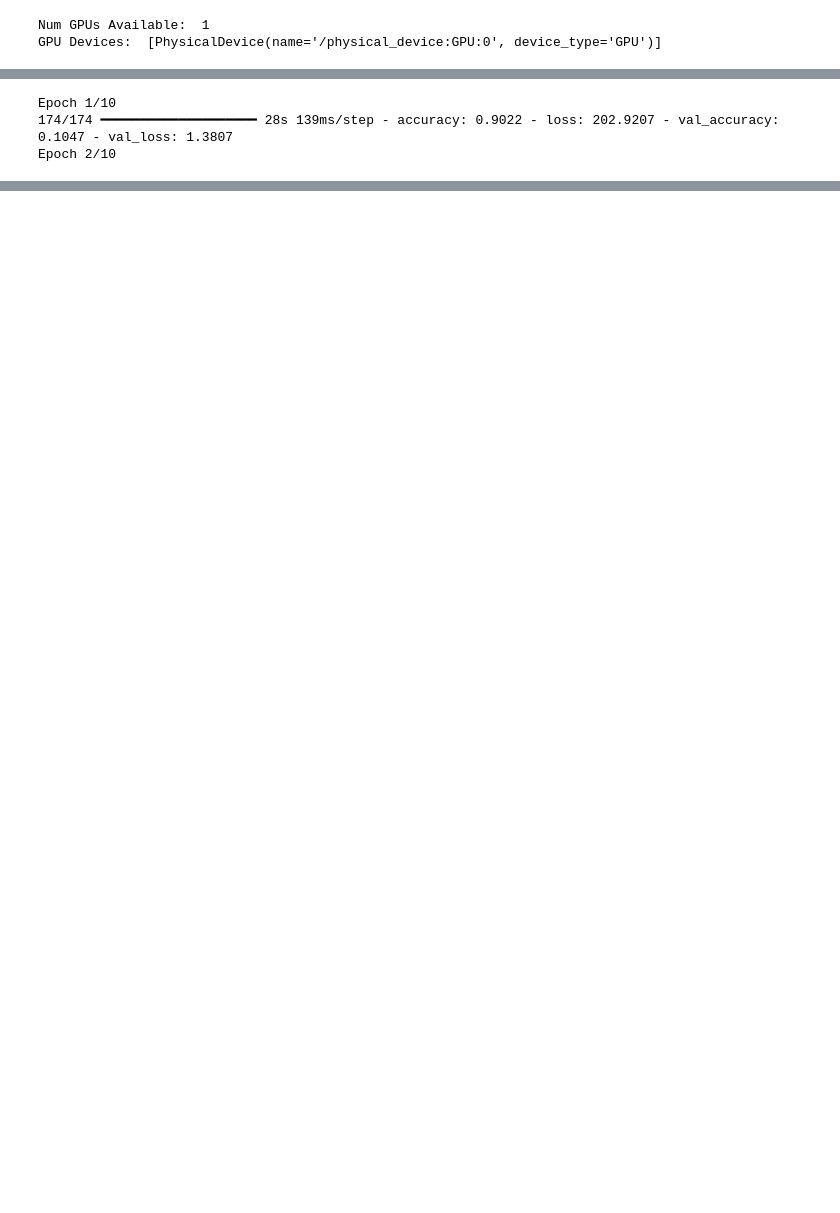
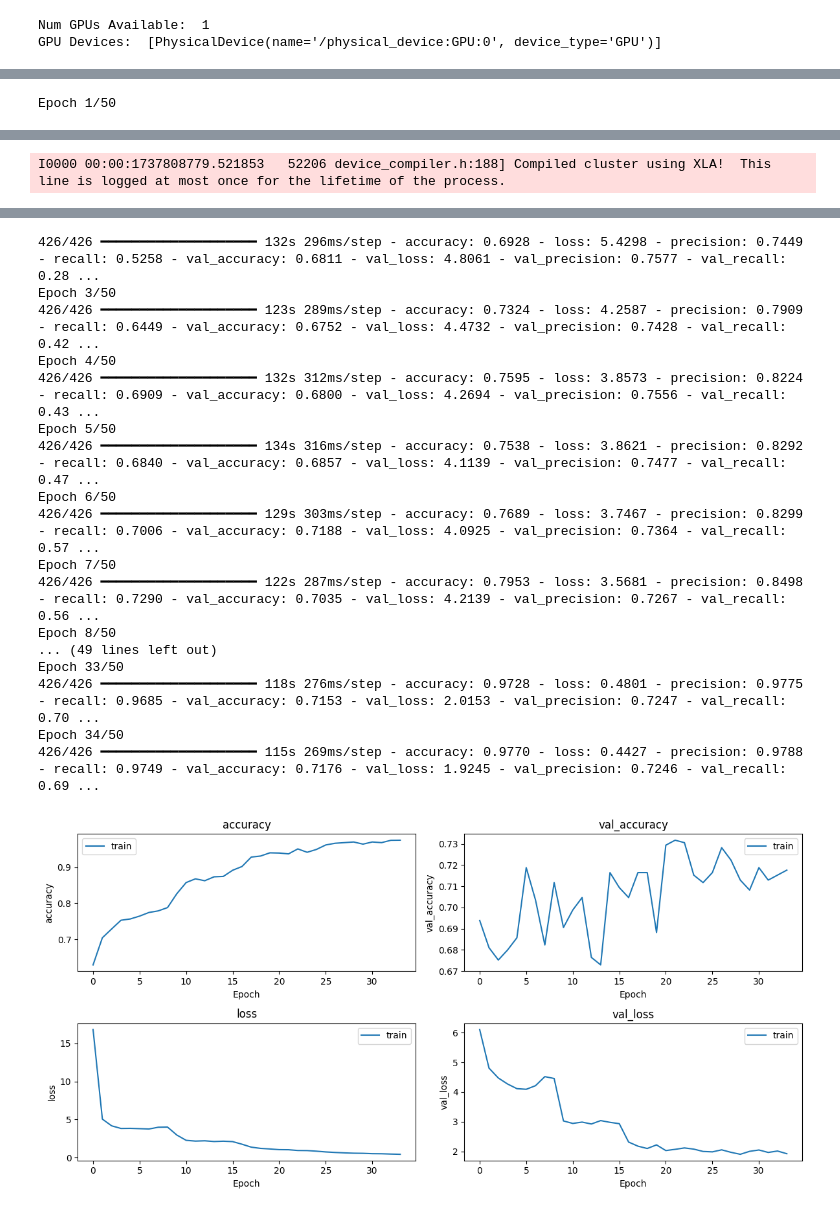
Before and after one commit to DrClick/psychic-succotash, a Jupyter notebook: notebooks/CNN.ipynb, the cells around one changed output, grey strips where cells are left out. Saved outputs shown, nothing was run; the diff lists cells and outputs as text; code cells hidden in the pictures; blank space fills up the shorter version.

```diff
--- a/notebooks/CNN.ipynb
+++ b/notebooks/CNN.ipynb
@@ -260,28 +325,28 @@ input_shape = (128, 3000, 1)
 batch_size = 8
 
 # Training and validation generators
-train_gen = data_generator(train_df, 'frame_file_path', 'composer', input_shape, batch_size)
-val_gen = data_generator(validation_df, 'frame_file_path', 'composer', input_shape, batch_size)
+train_gen = balanced_data_generator(train_df, 'frame_id', 'composer', input_shape, batch_size)
+val_gen = data_generator(validation_df, 'frame_id', 'composer', input_shape, batch_size)
 
 # Calculate the steps per epoch
 steps_per_epoch = len(train_df) // batch_size
 validation_steps = len(validation_df) // batch_size
 
-# Build and compile the CNN
-cnn_model = build_cnn_model(input_shape)
 
-cnn_model.fit(
+# Define callbacks
+early_stopping = EarlyStopping(monitor='val_loss', patience=5, restore_best_weights=True)
+reduce_lr = ReduceLROnPlateau(monitor='val_loss', factor=0.5, patience=3)
+f1_callback = F1ScoreCallback(validation_generator=val_gen, validation_steps=validation_steps)
+
+# Train the model
+cnn_model = build_cnn_model(input_shape=(128, 3000, 1))
+history = cnn_model.fit(
     train_gen,
     steps_per_epoch=steps_per_epoch,
     validation_data=val_gen,
     validation_steps=validation_steps,
-    epochs=10
+    epochs=50,
+    callbacks=[early_stopping, reduce_lr]
 )
-
-# Evaluate on the validation set
-val_loss, val_accuracy = cnn_model.evaluate(val_gen, steps=validation_steps)
-print(f"Validation Loss: {val_loss:.4f}, Validation Accuracy: {val_accuracy:.4f}")
 # %% [output]
-Epoch 1/10
-174/174 ━━━━━━━━━━━━━━━━━━━━ 28s 139ms/step - accuracy: 0.9022 - loss: 202.9207 - val_accuracy: 0.1047 - val_loss: 1.3807
-Epoch 2/10
+Epoch 1/50
@@ -307,0 +359 @@ Validation Loss: 1.9308, Validation Accuracy: 0.6297
+I0000 00:00:1737808779.521853   52206 device_compiler.h:188] Compiled cluster using XLA!  This line is logged at most once for the lifetime of the process.
@@ -307,0 +363,18 @@ Validation Loss: 1.9308, Validation Accuracy: 0.6297
+426/426 ━━━━━━━━━━━━━━━━━━━━ 132s 296ms/step - accuracy: 0.6928 - loss: 5.4298 - precision: 0.7449 - recall: 0.5258 - val_accuracy: 0.6811 - val_loss: 4.8061 - val_precision: 0.7577 - val_recall: 0.28 ...
+Epoch 3/50
+426/426 ━━━━━━━━━━━━━━━━━━━━ 123s 289ms/step - accuracy: 0.7324 - loss: 4.2587 - precision: 0.7909 - recall: 0.6449 - val_accuracy: 0.6752 - val_loss: 4.4732 - val_precision: 0.7428 - val_recall: 0.42 ...
+Epoch 4/50
+426/426 ━━━━━━━━━━━━━━━━━━━━ 132s 312ms/step - accuracy: 0.7595 - loss: 3.8573 - precision: 0.8224 - recall: 0.6909 - val_accuracy: 0.6800 - val_loss: 4.2694 - val_precision: 0.7556 - val_recall: 0.43 ...
+Epoch 5/50
+426/426 ━━━━━━━━━━━━━━━━━━━━ 134s 316ms/step - accuracy: 0.7538 - loss: 3.8621 - precision: 0.8292 - recall: 0.6840 - val_accuracy: 0.6857 - val_loss: 4.1139 - val_precision: 0.7477 - val_recall: 0.47 ...
+Epoch 6/50
+426/426 ━━━━━━━━━━━━━━━━━━━━ 129s 303ms/step - accuracy: 0.7689 - loss: 3.7467 - precision: 0.8299 - recall: 0.7006 - val_accuracy: 0.7188 - val_loss: 4.0925 - val_precision: 0.7364 - val_recall: 0.57 ...
+Epoch 7/50
+426/426 ━━━━━━━━━━━━━━━━━━━━ 122s 287ms/step - accuracy: 0.7953 - loss: 3.5681 - precision: 0.8498 - recall: 0.7290 - val_accuracy: 0.7035 - val_loss: 4.2139 - val_precision: 0.7267 - val_recall: 0.56 ...
+Epoch 8/50
+... (49 lines left out)
+Epoch 33/50
+426/426 ━━━━━━━━━━━━━━━━━━━━ 118s 276ms/step - accuracy: 0.9728 - loss: 0.4801 - precision: 0.9775 - recall: 0.9685 - val_accuracy: 0.7153 - val_loss: 2.0153 - val_precision: 0.7247 - val_recall: 0.70 ...
+Epoch 34/50
+426/426 ━━━━━━━━━━━━━━━━━━━━ 115s 269ms/step - accuracy: 0.9770 - loss: 0.4427 - precision: 0.9788 - recall: 0.9749 - val_accuracy: 0.7176 - val_loss: 1.9245 - val_precision: 0.7246 - val_recall: 0.69 ...
+[figure, added]
```
Also changed, not shown: parts of 14 cells of this notebook, 13 other files.
